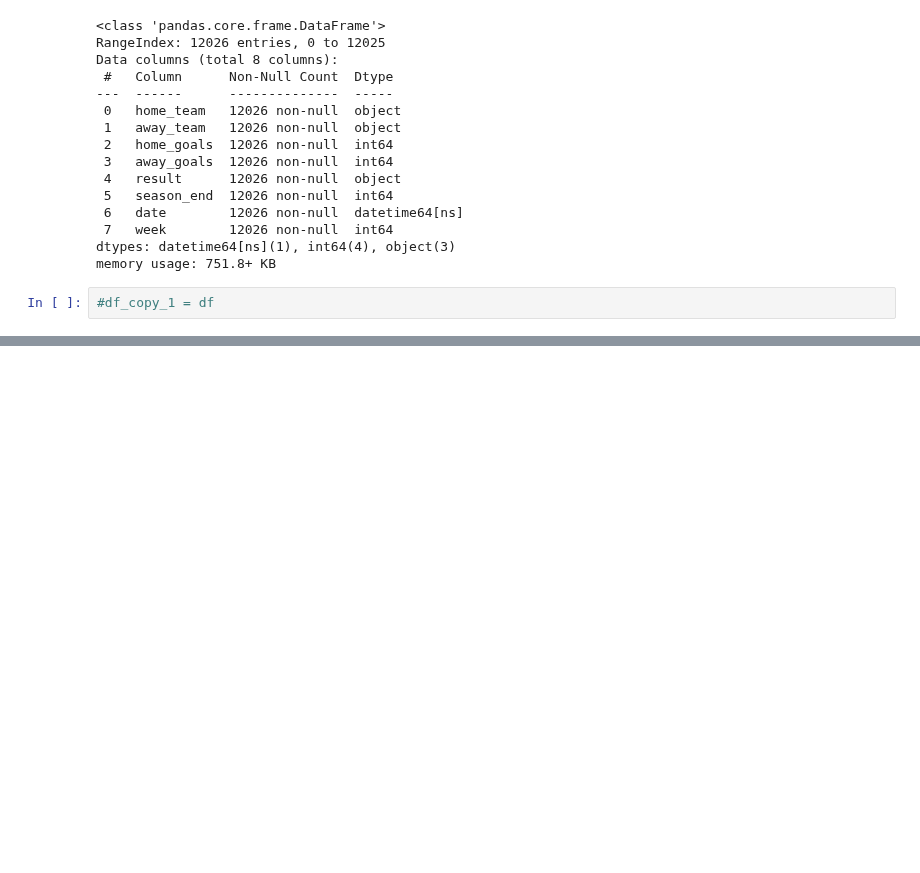
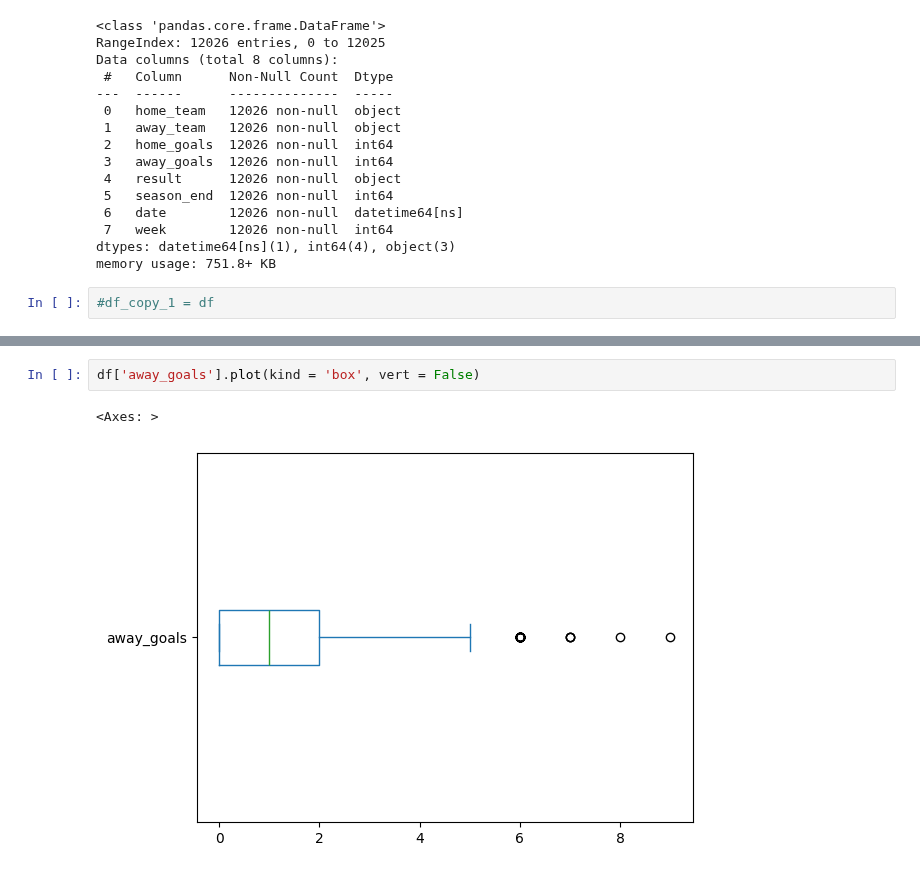
Before and after one commit to AgentXCross/PythonDS-ML, a Jupyter notebook: Projects/Notebooks/premier_league.ipynb, the cells around one changed output, grey strips where cells are left out. Cells and saved outputs as stored; diff of their text form; blank space fills up the shorter version.

```diff
--- a/Projects/Notebooks/premier_league.ipynb
+++ b/Projects/Notebooks/premier_league.ipynb
@@ -106,0 +160,5 @@ memory usage: 751.8+ KB
+# %%
+df['away_goals'].plot(kind = 'box', vert = False)
+# %% [output]
+<Axes: >
+[figure, added]
```
Also changed, not shown: parts of 18 cells of this notebook.
